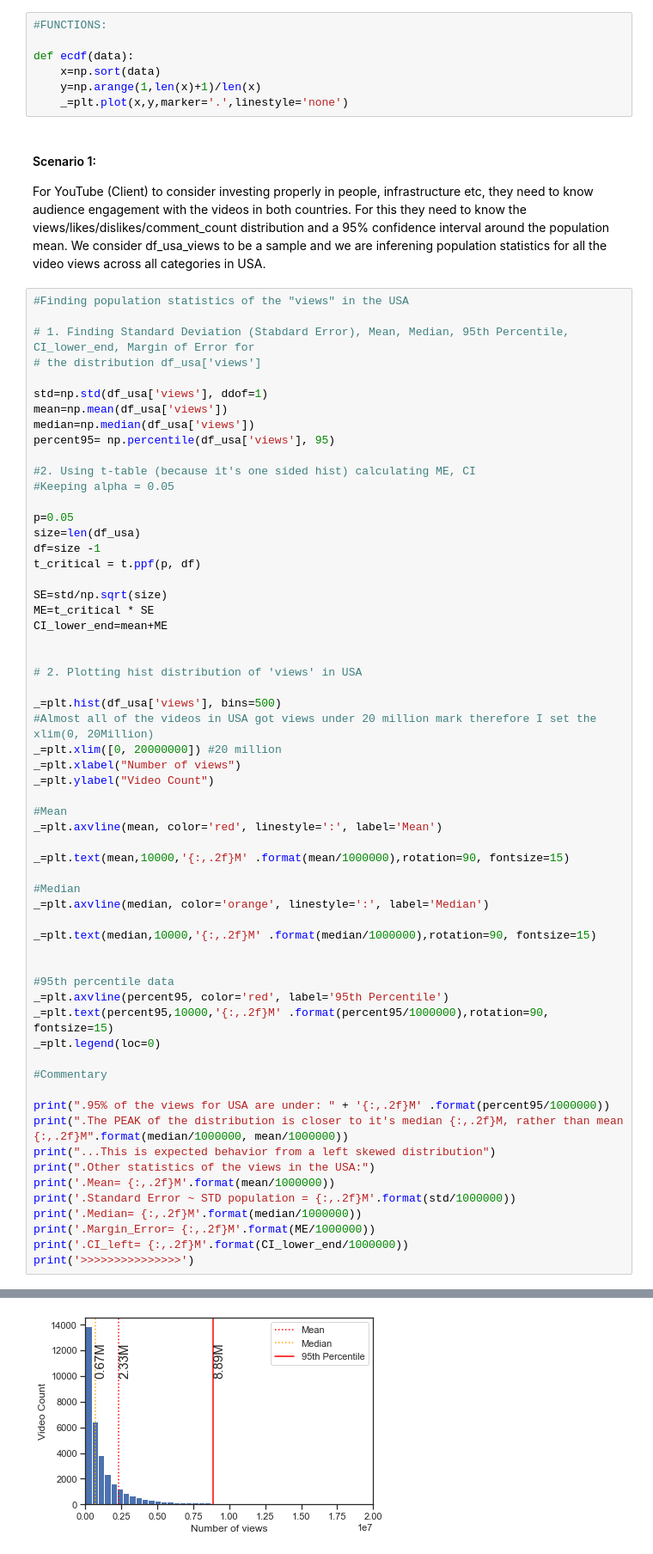
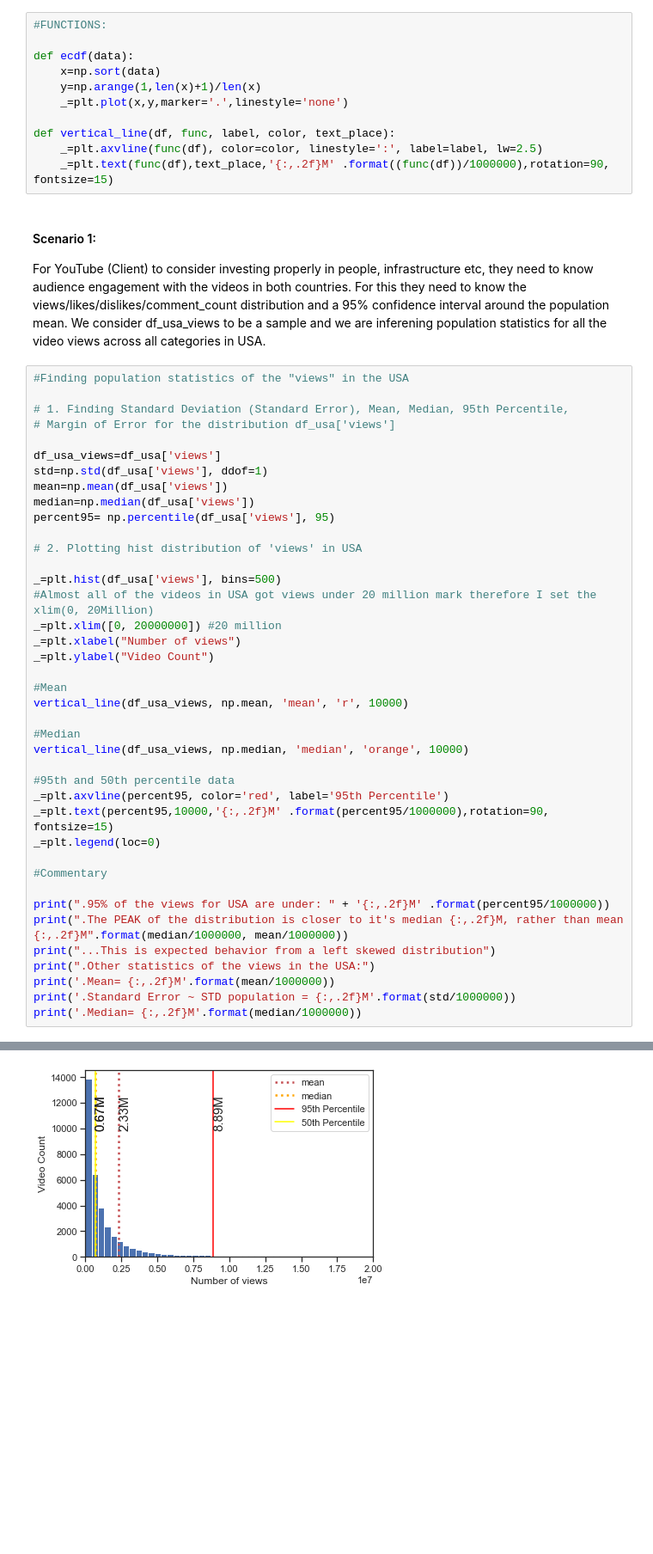
Before and after one commit to fariha23/YouTube_Data_Analysis_Video_Categories, a Jupyter notebook: YouTube-Statistics.ipynb, the cells around one changed output, grey strips where cells are left out. Shown at 86% size. Saved outputs shown, nothing was run; the diff lists cells and outputs as text; blank space fills up the shorter version.

```diff
--- a/YouTube-Statistics.ipynb
+++ b/YouTube-Statistics.ipynb
@@ -32,6 +34,10 @@ def ecdf(data):
     x=np.sort(data)
     y=np.arange(1,len(x)+1)/len(x)
     _=plt.plot(x,y,marker='.',linestyle='none')
+
+def vertical_line(df, func, label, color, text_place):
+    _=plt.axvline(func(df), color=color, linestyle=':', label=label, lw=2.5)
+    _=plt.text(func(df),text_place,'{:,.2f}M' .format((func(df))/1000000),rotation=90, fontsize=15)
 # %% [markdown]
 ####  Scenario 1:
 For YouTube (Client) to consider investing properly in people, infrastructure etc, they need to know audience engagement with the videos in both countries.
@@ -40,26 +46,14 @@ We consider df_usa_views to be a sample and we are inferening population statist
 # %%
 #Finding population statistics of the "views" in the USA
 
-# 1. Finding Standard Deviation (Stabdard Error), Mean, Median, 95th Percentile, CI_lower_end, Margin of Error for
-# the distribution df_usa['views']
+# 1. Finding Standard Deviation (Standard Error), Mean, Median, 95th Percentile,
+# Margin of Error for the distribution df_usa['views']
 
+df_usa_views=df_usa['views']
 std=np.std(df_usa['views'], ddof=1)
 mean=np.mean(df_usa['views'])
 median=np.median(df_usa['views'])
 percent95= np.percentile(df_usa['views'], 95)
-
-#2. Using t-table (because it's one sided hist) calculating ME, CI
-#Keeping alpha = 0.05
-
-p=0.05
-size=len(df_usa)
-df=size -1
-t_critical = t.ppf(p, df)
-
-SE=std/np.sqrt(size)
-ME=t_critical * SE
-CI_lower_end=mean+ME
-
 
 # 2. Plotting hist distribution of 'views' in USA
 
@@ -70,17 +64,12 @@ _=plt.xlabel("Number of views")
 _=plt.ylabel("Video Count")
 
 #Mean
-_=plt.axvline(mean, color='red', linestyle=':', label='Mean')
-
-_=plt.text(mean,10000,'{:,.2f}M' .format(mean/1000000),rotation=90, fontsize=15)
+vertical_line(df_usa_views, np.mean, 'mean', 'r', 10000)
 
 #Median
-_=plt.axvline(median, color='orange', linestyle=':', label='Median')
+vertical_line(df_usa_views, np.median, 'median', 'orange', 10000)
 
-_=plt.text(median,10000,'{:,.2f}M' .format(median/1000000),rotation=90, fontsize=15)
-
-
-#95th percentile data
+#95th and 50th percentile data
 _=plt.axvline(percent95, color='red', label='95th Percentile')
 _=plt.text(percent95,10000,'{:,.2f}M' .format(percent95/1000000),rotation=90, fontsize=15)
 _=plt.legend(loc=0)
@@ -94,8 +83,5 @@ print(".Other statistics of the views in the USA:")
 print('.Mean= {:,.2f}M'.format(mean/1000000))
 print('.Standard Error ~ STD population = {:,.2f}M'.format(std/1000000))
 print('.Median= {:,.2f}M'.format(median/1000000))
-print('.Margin_Error= {:,.2f}M'.format(ME/1000000))
-print('.CI_left= {:,.2f}M'.format(CI_lower_end/1000000))
-print('>>>>>>>>>>>>>>>')
 # %% [output]
 .95% of the views for USA are under: 8.89M
@@ -111 +95 @@ print('>>>>>>>>>>>>>>>')
-[figure, old version]
+[figure, new version]
```
Also changed, not shown: parts of 10 cells of this notebook.
